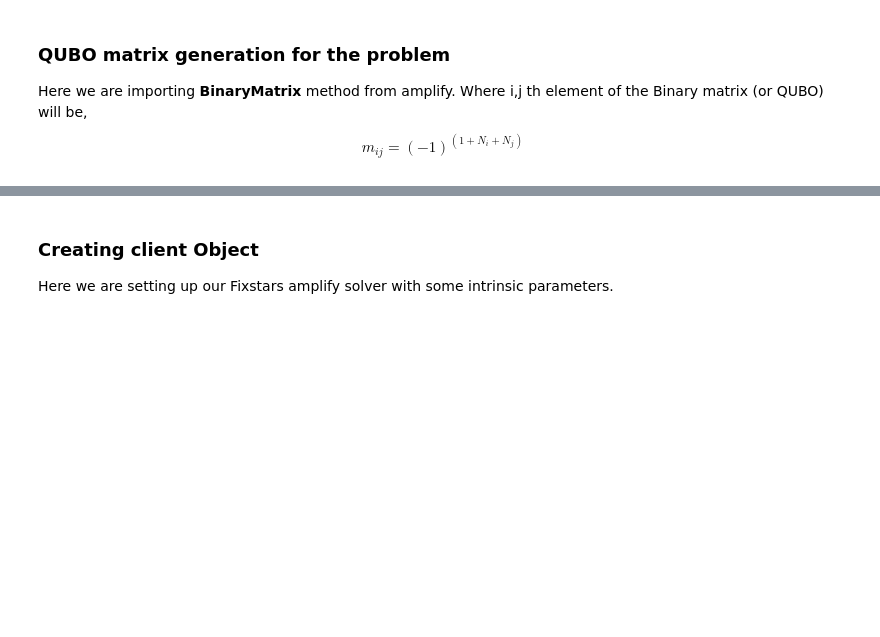
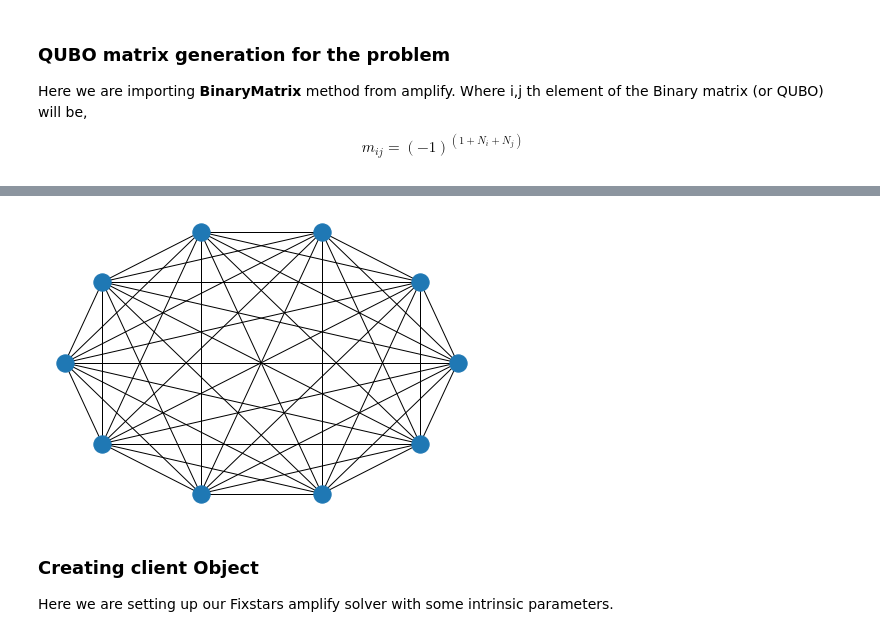
Before and after one commit to speQtrum/Fixstars_Amplify_Hackathon_2021, a Jupyter notebook: Submission.ipynb, the cells around one changed output, grey strips where cells are left out. Drawn from its saved outputs; the diff is of its cells as text; code cells hidden in the pictures; blank space fills up the shorter version.

```diff
--- a/Submission.ipynb
+++ b/Submission.ipynb
@@ -108,4 +107,11 @@ print("       Our QUBO for the problem is:\n\n",qubo.to_numpy())  # Prints QUBO
  [ 0.  0.  0.  0.  0.  0.  0.  0.  0. -1.]]
+# %%
+#############  Grawing Graph of the problem from QUBO   ################
+
+G = nx.from_numpy_matrix(qubo.to_numpy())
+nx.draw_shell(G,label=True,)
+# %% [output]
+[figure, added]
 # %% [markdown]
 ### **Creating client Object**
 Here we are setting up our Fixstars amplify solver with some intrinsic parameters.
```
Also changed, not shown: parts of 7 cells of this notebook.
